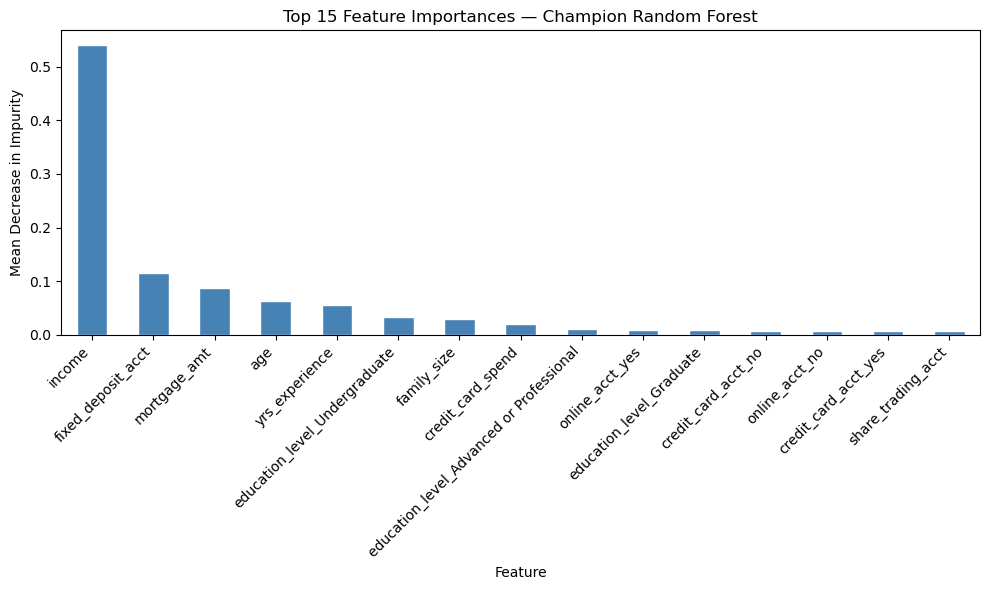
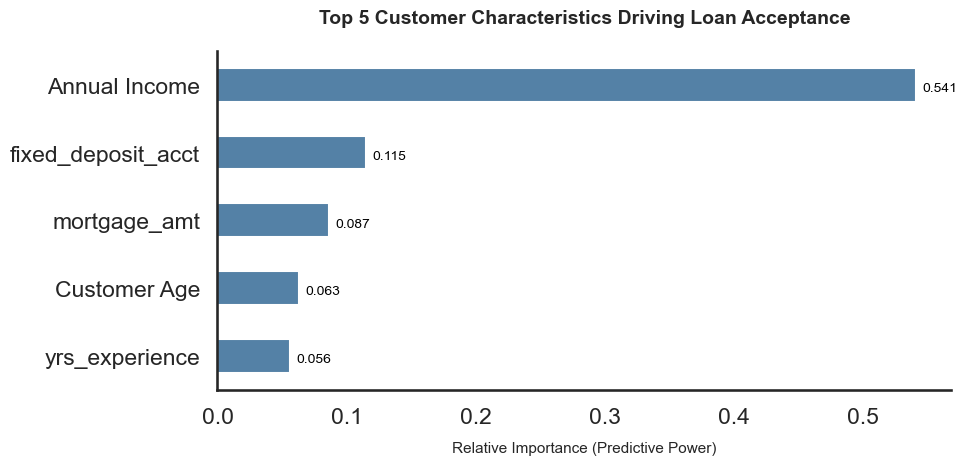
Unified diff of the notebook cell whose output changed from the first chart to the second:
--- before
+++ after
@@ -1,17 +1,45 @@
+# 1. Extract only the Top 5 features (as per slide description)
 feat_imp = pd.Series(
     champion.feature_importances_,
     index=X_train.columns
-).sort_values(ascending=False).head(15)
+).sort_values(ascending=False).head(5)
 
-plt.figure(figsize=(10, 6))
-feat_imp.plot(kind='bar', color='steelblue', edgecolor='white')
-plt.title('Top 15 Feature Importances — Champion Random Forest')
-plt.ylabel('Mean Decrease in Impurity')
-plt.xlabel('Feature')
-plt.xticks(rotation=45, ha='right')
+# 2. Dictionary to map technical column names to plain English presentation labels
+# NOTE: Please check the keys on the left (e.g., 'income') exactly match dataset's column names
+label_mapping = {
+    'income': 'Annual Income',
+    'cd_account': 'Has Fixed Deposit', 
+    'mortgage': 'Mortgage Size',
+    'age': 'Customer Age',
+    'experience': 'Years as Customer'
+}
+
+# Apply the mapping to the index
+feat_imp.index = feat_imp.index.map(lambda x: label_mapping.get(x, x))
+
+# 3. Set a clean, professional visual theme
+sns.set_theme(style="white", context="talk") 
+
+# 4. Create a horizontal bar chart
+fig, ax = plt.subplots(figsize=(10, 5))
+sns.barplot(x=feat_imp.values, y=feat_imp.index, color='steelblue', ax=ax, width=0.5)
+
+# 5. Clean titles and axis labels
+ax.set_title('Top 5 Customer Characteristics Driving Loan Acceptance', fontsize=14, fontweight='bold', pad=20)
+ax.set_xlabel('Relative Importance (Predictive Power)', fontsize=11, labelpad=10)
+ax.set_ylabel('') # We leave this blank because the feature names are self-explanatory
+
+# 6. Add exact values to the end of each bar for precision
+for p in ax.patches:
+    width = p.get_width()
+    ax.text(width + 0.005, p.get_y() + p.get_height()/2 + 0.05, 
+            f'{width:.3f}', ha='left', va='center', fontsize=10, color='black')
+
+# 7. Remove the chart borders for a clean Canva look
+sns.despine()
+
 plt.tight_layout()
-plt.savefig('../feature_importance.png', dpi=300)
+plt.savefig('../feature_importance_top5.png', dpi=300, bbox_inches='tight')
 plt.show()
 
-print("Top 5 most predictive features:")
-print(feat_imp.head().to_string())
+print("Top 5 most predictive features mapped to plain English successfully.")

Commit: new images generated